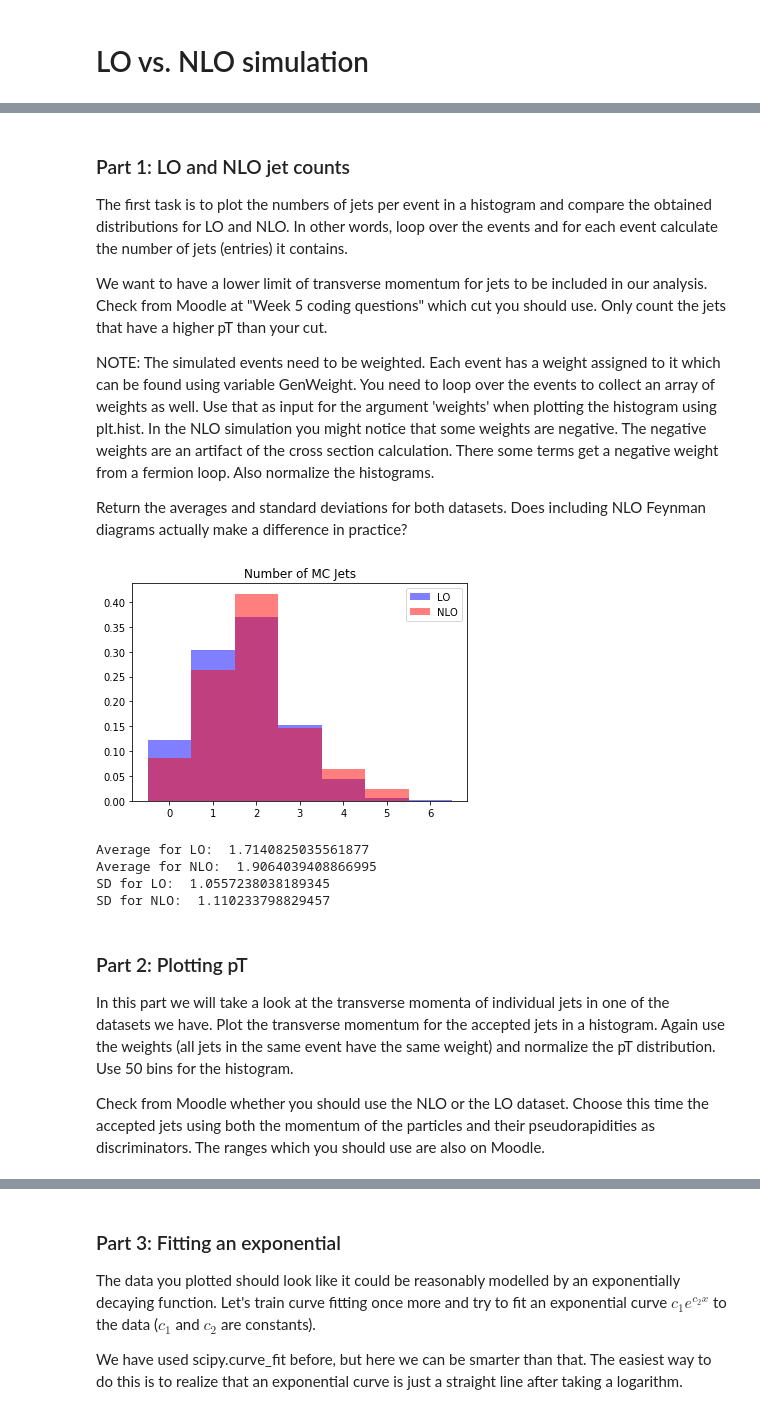
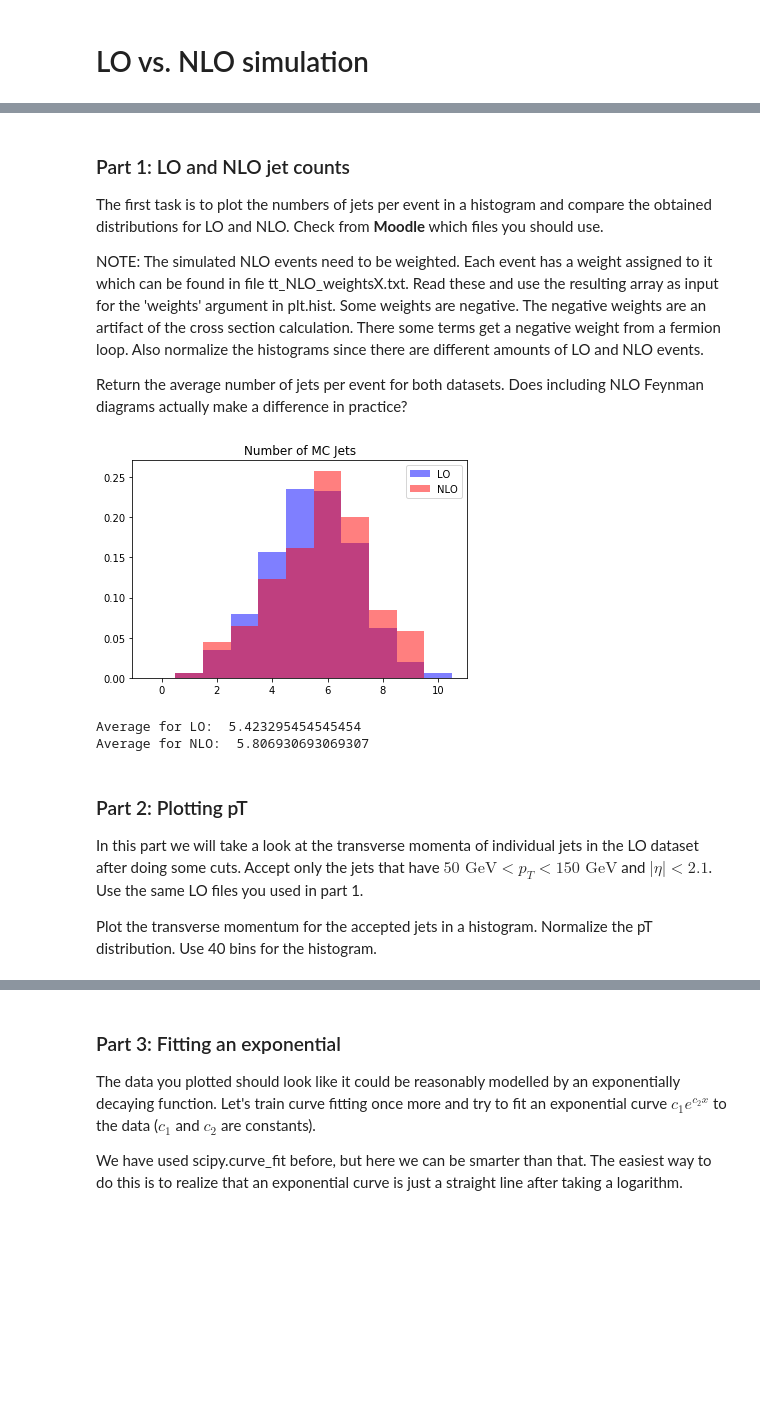
Before and after one commit to mlotti/Hitu_2020, a Jupyter notebook: Notebooks/Week5/exercise_5_sol.ipynb, the cells around one changed output, grey strips where cells are left out. Drawn from its saved outputs; the diff is of its cells as text; code cells hidden in the pictures; blank space fills up the shorter version.

Commit message:
Week 5 from .root to nicer input files

```diff
--- a/Notebooks/Week5/exercise_5_sol.ipynb
+++ b/Notebooks/Week5/exercise_5_sol.ipynb
@@ -53,72 +48,44 @@ Its pseudorapidity is 0.75
 # %% [markdown]
 ### Part 1: LO and NLO jet counts
 
-The first task is to plot the numbers of jets per event in a histogram and compare the obtained distributions for LO and NLO. In other words, loop over the events and for each event calculate the number of jets (entries) it contains.
+The first task is to plot the numbers of jets per event in a histogram and compare the obtained distributions for LO and NLO. Check from **Moodle** which files you should use.
 
-We want to have a lower limit of transverse momentum for jets to be included in our analysis. Check from Moodle at "Week 5 coding questions" which cut you should use. Only count the jets that have a higher pT than your cut.
+NOTE: The simulated NLO events need to be weighted. Each event has a weight assigned to it which can be found in file tt_NLO_weightsX.txt. Read these and use the resulting array as input for the 'weights' argument in plt.hist. Some weights are negative. The negative weights are an artifact of the cross section calculation. There some terms get a negative weight from a fermion loop. Also normalize the histograms since there are different amounts of LO and NLO events.
 
-NOTE: The simulated events need to be weighted. Each event has a weight assigned to it which can be found using variable GenWeight. You need to loop over the events to collect an array of weights as well. Use that as input for the argument 'weights' when plotting the histogram using plt.hist. In the NLO simulation you might notice that some weights are negative. The negative weights are an artifact of the cross section calculation. There some terms get a negative weight from a fermion loop.  Also normalize the histograms.
-
-Return the averages and standard deviations for both datasets. Does including NLO Feynman diagrams actually make a difference in practice?
+Return the average number of jets per event for both datasets. Does including NLO Feynman diagrams actually make a difference in practice?
 # %%
 %matplotlib inline
 import numpy as np
 import matplotlib.pyplot as plt
-import uproot
+import pandas as pd
 
-# Plot the number of MC jets after cuts for LO and NLO
+jets_per_event_LO = []
+jets_per_event_NLO = []
 
-weights_jets_NLO = []
-weights_jets_LO = []
-jets_per_event_NLO = []
-jets_per_event_LO = []
+for event in pts_LO:
+    jets_per_event_LO.append(len(event))
 
-pt_cut = 60
+for event in pts_NLO:
+    jets_per_event_NLO.append(len(event))
 
-for jets_pt in tree_NLO.array('Jets_pt_MCjet'):
-    i = 0
-    for event_pt in jets_pt:
-        if event_pt > pt_cut:
-            i += 1
-    jets_per_event_NLO.append(i)
-
-for weight in tree_NLO.array('GenWeight'):
-    weights_jets_NLO.append(weight)
-
-for jets_pt in tree_LO.array('Jets_pt_MCjet'):
-    i = 0
-    for event_pt in jets_pt:
-        if event_pt > pt_cut:
-            i += 1
-    jets_per_event_LO.append(i)
-
-for weight in tree_LO.array('GenWeight'):
-    weights_jets_LO.append(weight)
-
-
+# Plot
 bins = np.arange(0, max(jets_per_event_LO) + 1.5) - 0.5
-plt.hist(jets_per_event_LO, bins=bins, weights=weights_jets_LO, color='b', density=True, alpha=0.5, label='LO')
-plt.hist(jets_per_event_NLO, bins=bins, weights=weights_jets_NLO, color='r', density=True, alpha=0.5, label='NLO')
-
-
+plt.hist(jets_per_event_LO, bins=bins, color='b', density=True, alpha=0.5, label='LO')
+plt.hist(jets_per_event_NLO, bins=bins, weights=NLO_weights, color='r', density=True, alpha=0.5, label='NLO')
 plt.title('Number of MC Jets')
 plt.legend()
 plt.show()
 
 print('Average for LO: ', np.average(jets_per_event_LO))
 print('Average for NLO: ', np.average(jets_per_event_NLO))
-print('SD for LO: ', np.std(jets_per_event_LO))
-print('SD for NLO: ', np.std(jets_per_event_NLO))
 # %% [output]
-[figure, old version]
+[figure, new version]
-Average for LO:  1.7140825035561877
-Average for NLO:  1.9064039408866995
-SD for LO:  1.0557238038189345
-SD for NLO:  1.110233798829457
+Average for LO:  5.423295454545454
+Average for NLO:  5.806930693069307
 # %% [markdown]
 ### Part 2: Plotting pT
 
-In this part we will take a look at the transverse momenta of individual jets in one of the datasets we have. Plot the transverse momentum for the accepted jets in a histogram. Again use the weights (all jets in the same event have the same weight) and normalize the pT distribution. Use 50 bins for the histogram.
+In this part we will take a look at the transverse momenta of individual jets in the LO dataset after doing some cuts. Accept only the jets that have $50 \textrm{ GeV} < p_T < 150 \textrm{ GeV}$ and $|\eta| < 2.1$. Use the same LO files you used in part 1.
 
-Check from Moodle whether you should use the NLO or the LO dataset. Choose this time the accepted jets using both the momentum of the particles and their pseudorapidities as discriminators. The ranges which you should use are also on Moodle.
+Plot the transverse momentum for the accepted jets in a histogram. Normalize the pT distribution. Use 40 bins for the histogram.
 # %%
```
Also changed, not shown: parts of 6 cells of this notebook, 19 other files.
